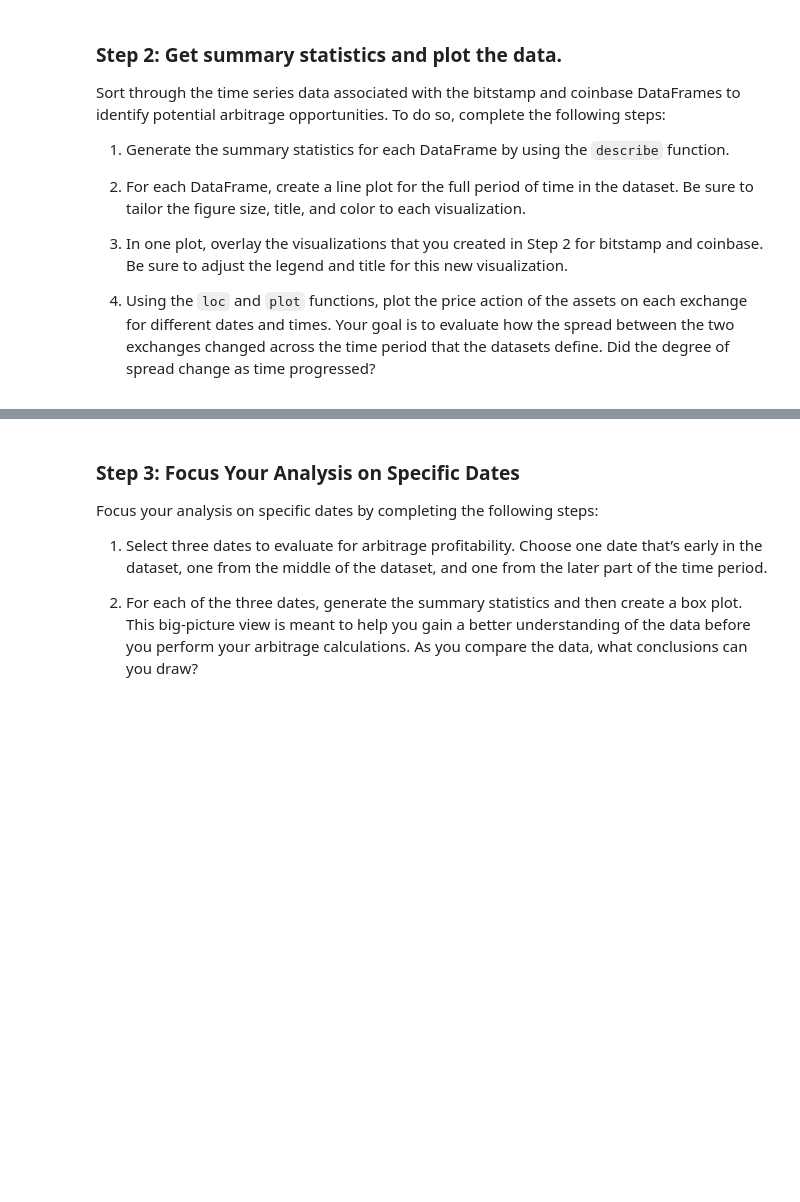
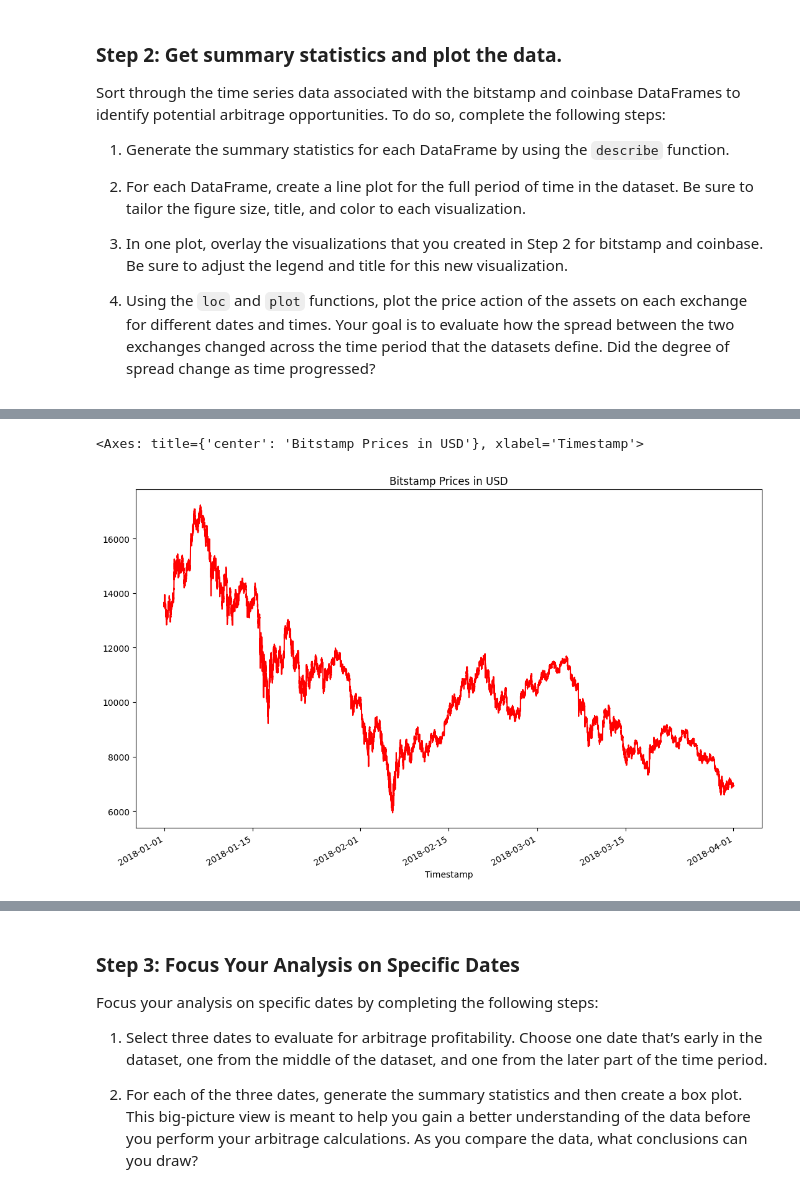
Before and after one commit to justinvalli/Challenge_3, a Jupyter notebook: Starter_Code/crypto_arbitrage.ipynb, the cells around one changed output, grey strips where cells are left out. Saved outputs shown, nothing was run; the diff lists cells and outputs as text; code cells hidden in the pictures; blank space fills up the shorter version.

```diff
--- a/Starter_Code/crypto_arbitrage.ipynb
+++ b/Starter_Code/crypto_arbitrage.ipynb
@@ -278,7 +304,10 @@ Sort through the time series data associated with the bitstamp and coinbase Data
 # %%
 # Create a line plot for the bitstamp DataFrame for the full length of time in the dataset
 # Be sure that the figure size, title, and color are tailored to each visualization
-# YOUR CODE HERE
+bitstamp['Close'].plot(figsize = (13, 8), title = "Bitstamp Prices in USD", color = 'red')
+# %% [output]
+<Axes: title={'center': 'Bitstamp Prices in USD'}, xlabel='Timestamp'>
+[figure, added]
 # %%
 # Create a line plot for the coinbase DataFrame for the full length of time in the dataset
 # Be sure that the figure size, title, and color are tailored to each visualization
```
Also changed, not shown: parts of 16 cells of this notebook.
